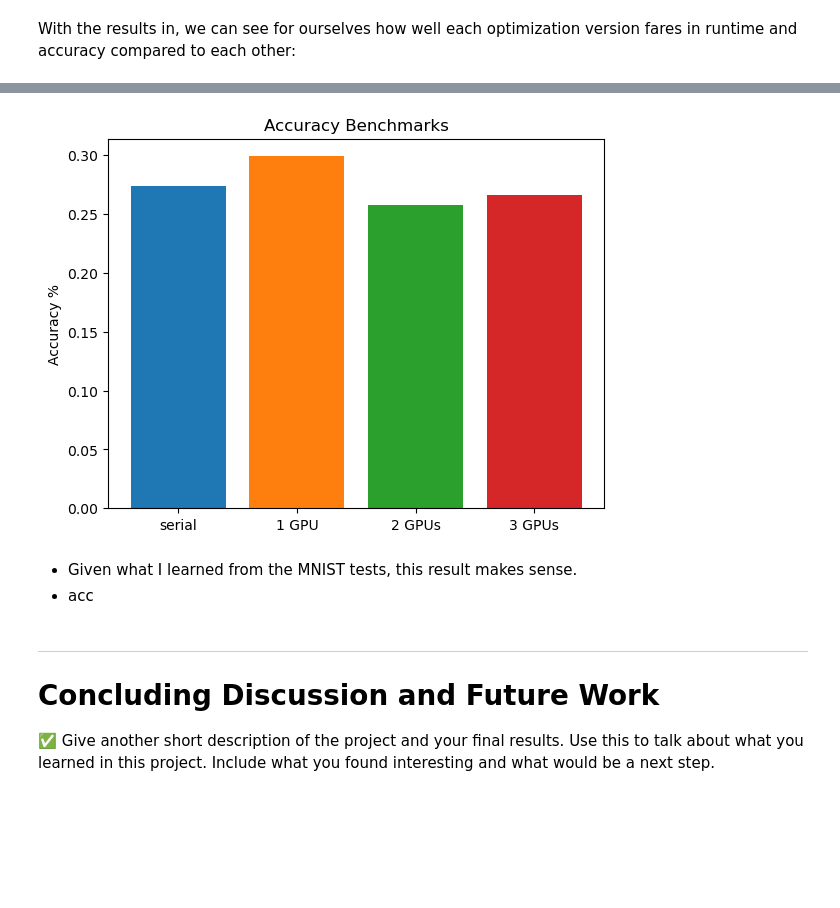
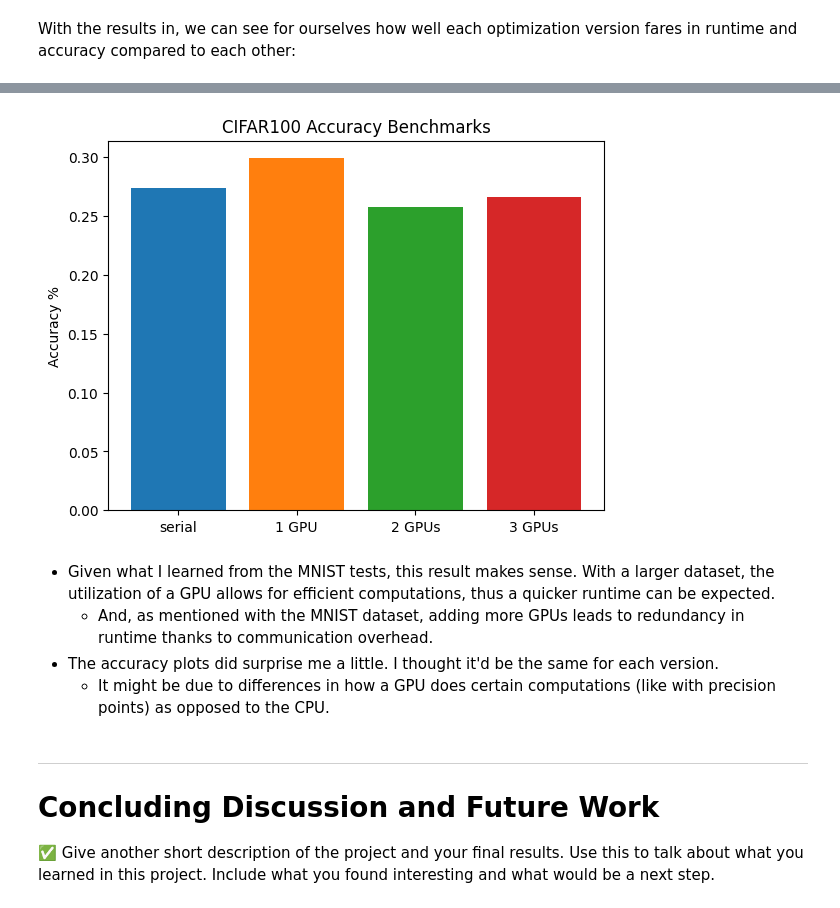
Before and after one commit to wijayaju/CMSE401-Project, a Jupyter notebook: Part2/PROJECT_Part2.ipynb, the cells around one changed output, grey strips where cells are left out. Saved outputs shown, nothing was run; the diff lists cells and outputs as text; code cells hidden in the pictures; blank space fills up the shorter version.

```diff
--- a/Part2/PROJECT_Part2.ipynb
+++ b/Part2/PROJECT_Part2.ipynb
@@ -129,17 +133,19 @@ plt.show()
 # %%
 # plot accuracies
 plt.bar('serial',serial_a)
 plt.bar('1 GPU',oneGPU_a)
 plt.bar('2 GPUs',twoGPU_a)
 plt.bar('3 GPUs',threeGPU_a)
-plt.title('Accuracy Benchmarks')
+plt.title('CIFAR100 Accuracy Benchmarks')
 plt.ylabel('Accuracy %')
 plt.show()
 # %% [output]
-[figure, old version]
+[figure, new version]
-# %% [markdown]
-- Given what I learned from the MNIST tests, this result makes sense.
-- acc
+# %% [markdown]
+- Given what I learned from the MNIST tests, this result makes sense. With a larger dataset, the utilization of a GPU allows for efficient computations, thus a quicker runtime can be expected.
+    - And, as mentioned with the MNIST dataset, adding more GPUs leads to redundancy in runtime thanks to communication overhead.
+- The accuracy plots did surprise me a little. I thought it'd be the same for each version.
+    - It might be due to differences in how a GPU does certain computations (like with precision points) as opposed to the CPU.
 # %% [markdown]
 ---
 # Concluding Discussion and Future Work
```
Also changed, not shown: parts of 10 cells of this notebook, 2 other files.
